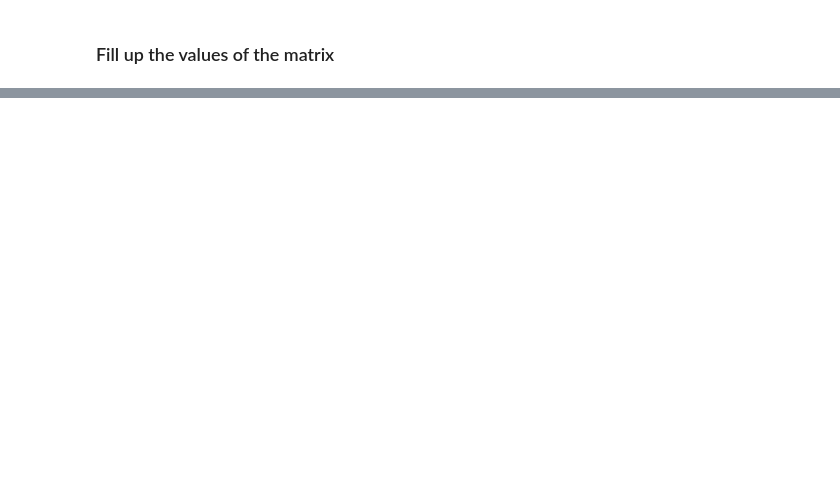
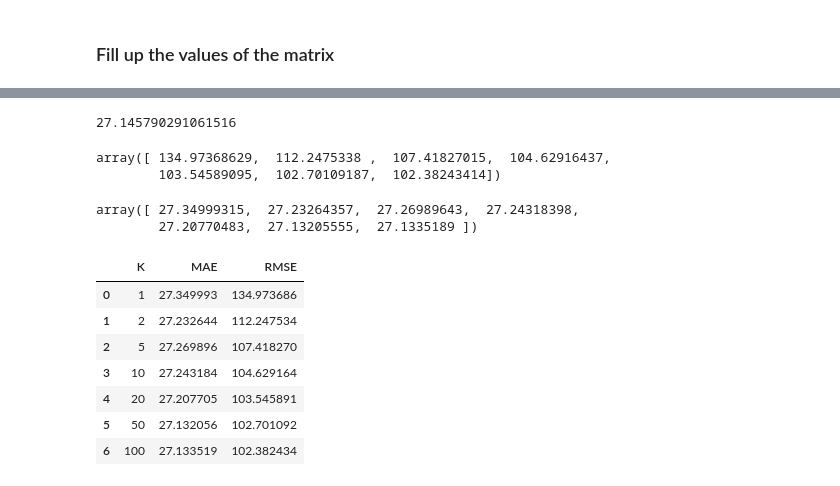
Before and after one commit to adarshchavakula/PersonalizationProject, a Jupyter notebook: code/LastFM-Brute-Force-Collaborative-Filtering.ipynb, the cells around one changed output, grey strips where cells are left out. Saved outputs shown, nothing was run; the diff lists cells and outputs as text; code cells hidden in the pictures; blank space fills up the shorter version.

```diff
--- a/code/LastFM-Brute-Force-Collaborative-Filtering.ipynb
+++ b/code/LastFM-Brute-Force-Collaborative-Filtering.ipynb
@@ -205,0 +216,26 @@ users
+# %%
+mae_150
+# %% [output]
+27.145790291061516
+# %%
+rmses
+# %% [output]
+array([ 134.97368629,  112.2475338 ,  107.41827015,  104.62916437,
+        103.54589095,  102.70109187,  102.38243414])
+# %%
+maes
+# %% [output]
+array([ 27.34999315,  27.23264357,  27.26989643,  27.24318398,
+        27.20770483,  27.13205555,  27.1335189 ])
+# %%
+metric_table = pd.DataFrame({'K':k_values, 'RMSE':rmses, 'MAE': maes})
+metric_table
+# %% [output]
+|  | K | MAE | RMSE |
+| 0 | 1 | 27.349993 | 134.973686 |
+| 1 | 2 | 27.232644 | 112.247534 |
+| 2 | 5 | 27.269896 | 107.418270 |
+| 3 | 10 | 27.243184 | 104.629164 |
+| 4 | 20 | 27.207705 | 103.545891 |
+| 5 | 50 | 27.132056 | 102.701092 |
+| 6 | 100 | 27.133519 | 102.382434 |
```
Also changed, not shown: parts of 30 cells of this notebook.
